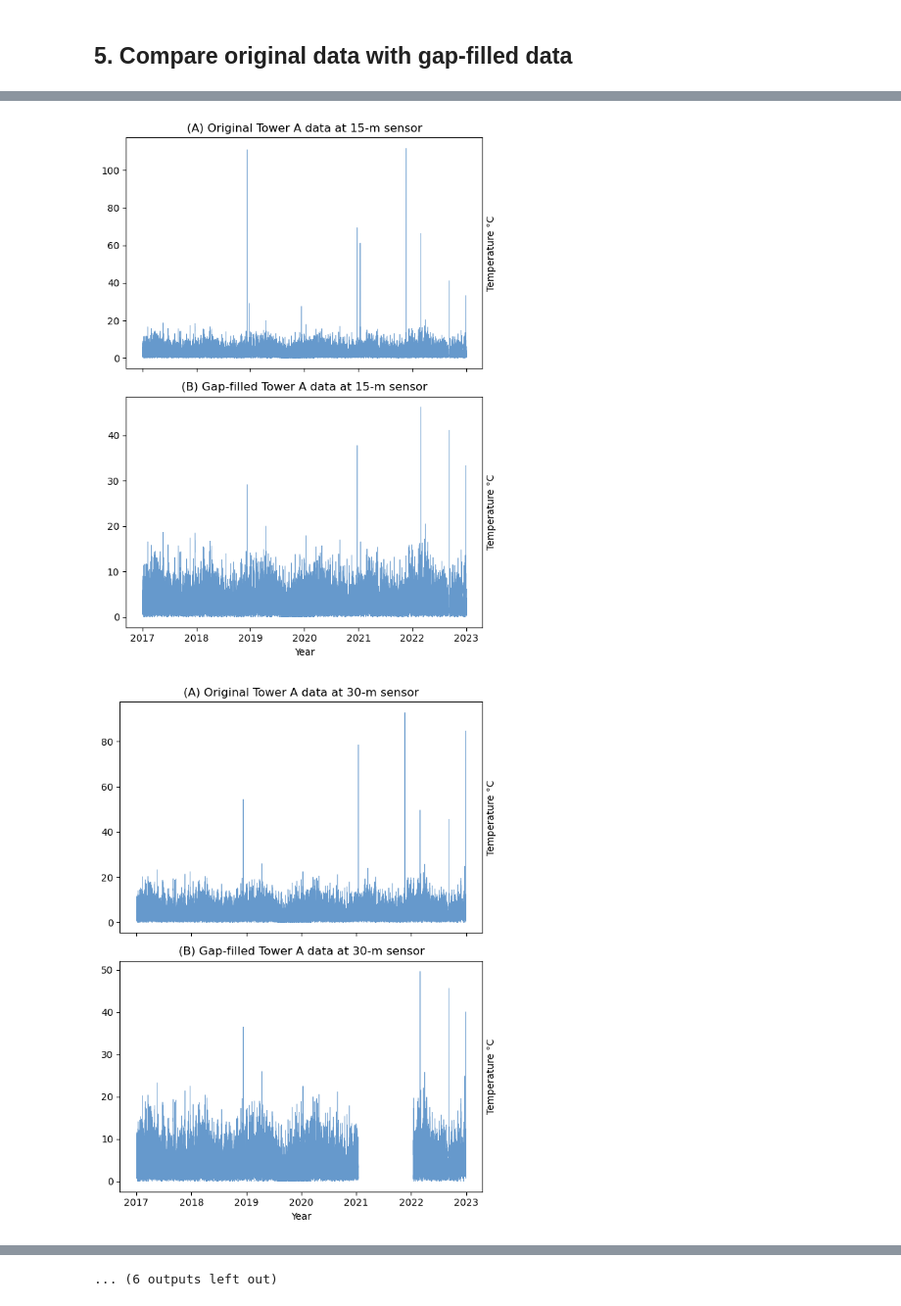
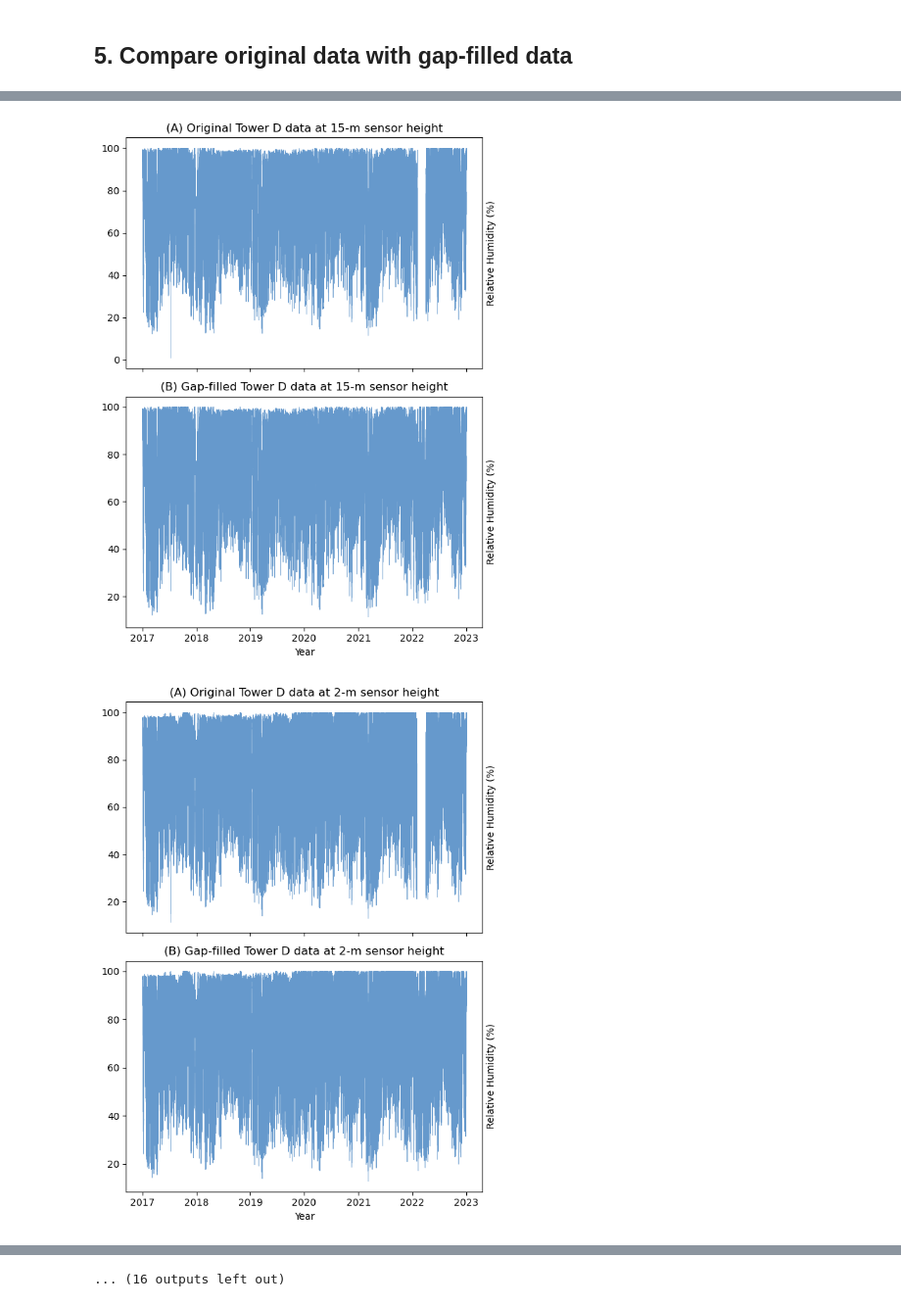
Before and after one commit to msteckle/orr_met_data_processing, a Jupyter notebook: notebooks/03_gap_filling.ipynb, the cells around one changed output, grey strips where cells are left out. Shown at 98% size. Saved outputs shown, nothing was run; the diff lists cells and outputs as text; code cells hidden in the pictures.

Commit message:
Cleaned up variable names, ensured output files were standardized and properly encoded

```diff
--- a/notebooks/03_gap_filling.ipynb
+++ b/notebooks/03_gap_filling.ipynb
@@ -55,10 +69,6 @@ tdfs_15m_gapfilled = []
 for i, (df_15m, df_60m, tname) in enumerate(zip(tower_dfs_15m, tower_dfs_60m, towers_of_interest)):
 
     print(tname)
-
-    # match index datatypes
-    df_15m.index = pd.to_datetime(df_15m.index)
-    df_60m.index = pd.to_datetime(df_60m.index)
 
     # empty list to be filled with gap-filled columns
     gap_filled_cols = []
@@ -296,3 +348,8 @@ for tdf, tdf_gf_linear, tdf_gf_pchip in zip(tower_dfs_15m, tdfs_15m_gapfilled_li
+# %%
+import re
+def remove_parentheses_from_labels(labels):
+    """Remove parentheses and their content from a list of labels."""
+    return [re.sub(r'\s*\(.*?\)', '', label) for label in labels]
 # %%
 def plot_missing_data_with_sparkline(data, ax_matrix, ax_sparkline, title):
     """Plot the missingno matrix and a custom sparkline for missing data."""
@@ -440,25 +528,41 @@ for df_orig, df_filled, tower in zip(tower_dfs_15m, tdfs_15m_gapfilled_linear, t
 # %%
 # Tower A original data
-og_df = pd.read_csv(f'../data/met_towers_2017-2022_original-qa/TOWA_2017-2022_original-qa.csv')
+example_tower = 'TOWD'
+
+og_df = pd.read_csv(f'../data/met_towers_2017-2022_original-qc/{example_tower}_2017-2022_original-qc.csv', na_values=[-999])
 og_df2 = rename_columns(og_df, label_conversions)
-og_df2 = og_df2.rename(columns={'Timestamp':'UTC_timestamp'})
 
 # Tower A gap-filled data
-gf_df = pd.read_csv(f'../data/met_towers_2017-2022_gapfilled-qa/TOWA_2017-2022_gapfilled-qa-2.csv')
+gf_df = pd.read_csv(f'../data/met_towers_2017-2022_gapfilled-qc/{example_tower}_2017-2022_gapfilled-qc.csv', na_values=[-999])
 gf_df2 = rename_columns(gf_df, label_conversions)
-gf_df2 = gf_df2.rename(columns={'Timestamp':'UTC_timestamp'})
 # %%
+import re
+
 # Ensure a common time column for plotting
-time_column = 'UTC_timestamp'  # Adjust this to match your actual time column name
+time_column = 'timestampUTC'  # Adjust this to match your actual time column name
 if time_column in gf_df2.columns:
-    gf_df2[time_column] = pd.to_datetime(gf_df2[time_column])
+    gf_df2[time_column] = pd.to_datetime(gf_df2[time_column], format='%Y%m%d%H%M%S')
 if time_column in og_df2.columns:
-    og_df2[time_column] = pd.to_datetime(og_df2[time_column])
+    og_df2[time_column] = pd.to_datetime(og_df2[time_column], format='%Y%m%d%H%M%S')
+
+# Extract the tower letter from the global variable `example_tower`
+tower_letter = example_tower[-1]  # Extract the last character from `example_tower`
 
 # Iterate through columns in gf_df (ignoring the time column)
 for col in gf_df2.columns:
     if col == time_column:
         continue  # Skip time column
+
+    # Extract variable name and parentheses for y-axis label
+    y_label_match = re.match(r'^[^()]+(?:\s*\([^)]*\))?', col)  # Match variable name with parentheses
+    y_label = y_label_match.group(0).strip() if y_label_match else col  # Includes parentheses
+
+    # Extract variable name without parentheses for title
+    y_label_no_parentheses = re.sub(r'\s*\(.*?\)', '', y_label).strip()  # Removes parentheses and content inside
+
+    # Extract sensor height (e.g., "15-m") if it exists
+    height_match = re.search(r'at\s([\d\w-]+)', col)  # Match "at 15-m" and extract "15-m"
+    height = height_match.group(1) if height_match else "unknown"
 
     # Start plotting
     fig, axes = plt.subplots(2, 1, figsize=(6, 8), sharex=True)
@@ -466,22 +570,22 @@ for col in gf_df2.columns:
     # Plot from og_df if the column exists, otherwise show placeholder text
     if col in og_df2.columns:
         axes[0].plot(og_df2[time_column], og_df2[col], color=(0.4, 0.6, 0.8), lw=0.5)
-        axes[0].set_title(f"(A) Original Tower A data at {col.split(' ')[-1]} sensor")
+        axes[0].set_title(f"(A) Original Tower {tower_letter} data at {height} sensor height")
     else:
-        axes[0].text(0.5, 0.5, 'column data was not present',
+        axes[0].text(0.5, 0.5, 'Column data was not present',
                      horizontalalignment='center', verticalalignment='center',
                      transform=axes[0].transAxes, fontsize=12, color='red')
-        axes[0].set_title(f"Original: {col}")
+        axes[0].set_title(f"(A) Original Tower {tower_letter} data at {height} sensor height")
 
     # Plot from gf_df
     axes[1].plot(gf_df2[time_column], gf_df2[col], color=(0.4, 0.6, 0.8), lw=0.5)
-    axes[1].set_title(f"(B) Gap-filled Tower A data at {col.split(' ')[-1]} sensor")
+    axes[1].set_title(f"(B) Gap-filled Tower {tower_letter} data at {height} sensor height")
 
     # Add labels and finalize formatting
     axes[1].set_xlabel("Year")
-    axes[0].set_ylabel("Temperature °C")
+    axes[0].set_ylabel(y_label)  # Keep parentheses in the y-axis label
     axes[0].yaxis.set_label_position("right")
-    axes[1].set_ylabel("Temperature °C")
+    axes[1].set_ylabel(y_label)  # Keep parentheses in the y-axis label
     axes[1].yaxis.set_label_position("right")
     plt.tight_layout()
     plt.show()
@@ -493,2 +597,2 @@ for col in gf_df2.columns:
-[figure, old version]
+[figure, new version]
-[figure, old version]
+[figure, new version]
@@ -501,2 +605,2 @@ for col in gf_df2.columns:
-... (6 outputs left out)
+... (16 outputs left out)
 # %%
```
Also changed, not shown: parts of 14 cells of this notebook, 4 other files.
